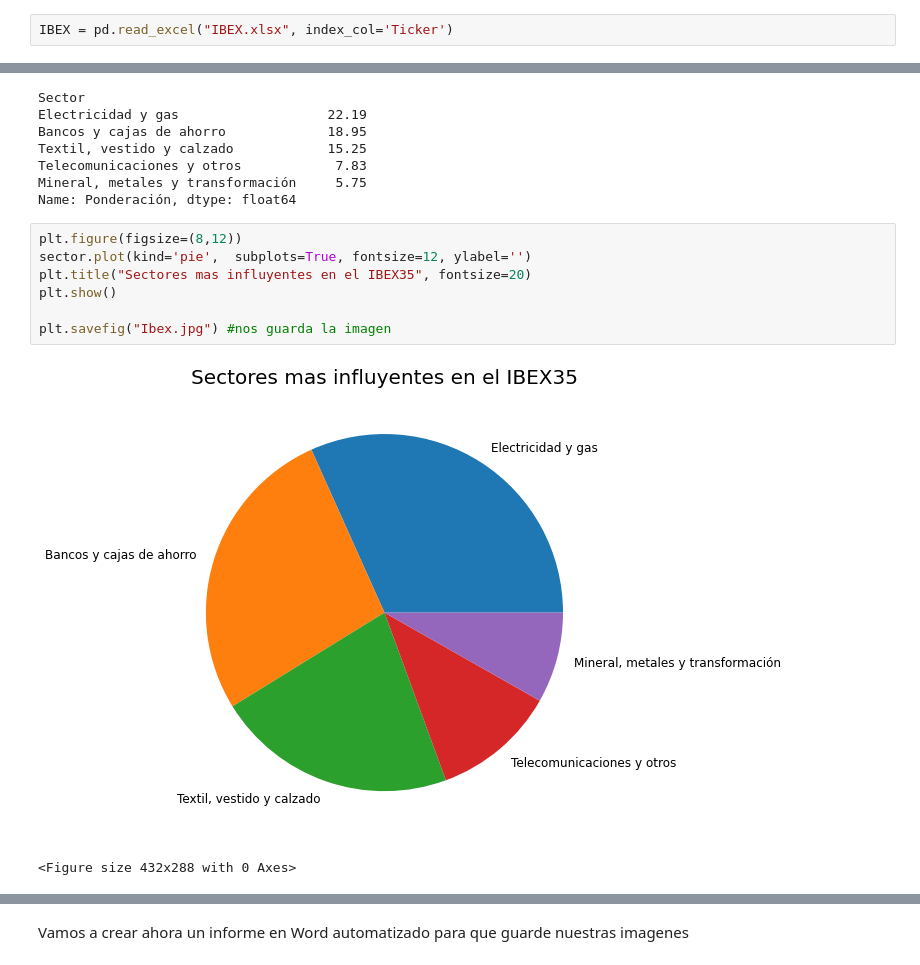
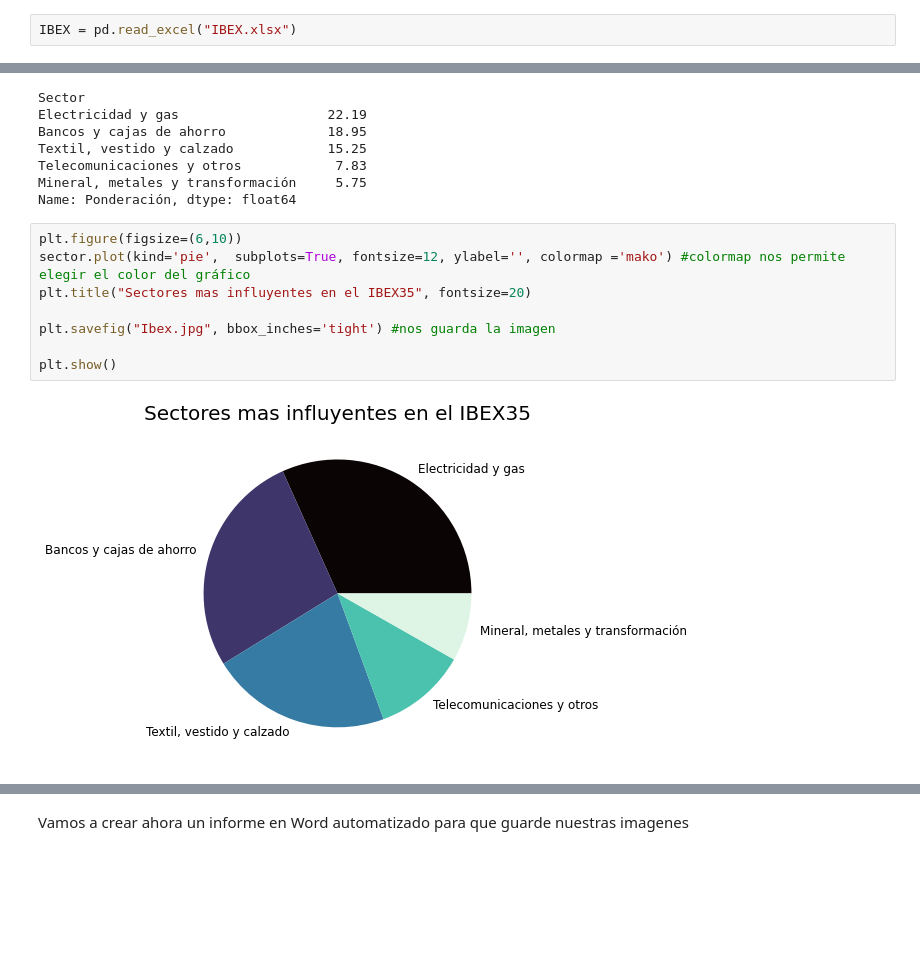
Before and after one commit to RebecaGa/TFG---URJC-2020-2021, a Jupyter notebook: 17. Automatización de informes y análisis.ipynb, the cells around one changed output, grey strips where cells are left out. Cells and saved outputs as stored; diff of their text form; blank space fills up the shorter version.

```diff
--- a/17. Automatización de informes y análisis.ipynb
+++ b/17. Automatización de informes y análisis.ipynb
@@ -36,7 +36,7 @@ Pandas contiene una serie de funciones que nos permiten importar ficheros de dis
 
 Igualmente podemos indicar si tiene encabezados, si queremos que esté indexado por alguna de sus columnas o cualquier otro parametro.
 # %%
-IBEX = pd.read_excel("IBEX.xlsx", index_col='Ticker')
+IBEX = pd.read_excel("IBEX.xlsx")
 # %% [markdown]
 Una vez importado podemos ver nuestro archivo:
 # %%
@@ -311,12 +310,12 @@ Telecomunicaciones y otros            7.83
 Mineral, metales y transformación     5.75
 Name: Ponderación, dtype: float64
 # %%
-plt.figure(figsize=(8,12))
-sector.plot(kind='pie',  subplots=True, fontsize=12, ylabel='')
+plt.figure(figsize=(6,10))
+sector.plot(kind='pie',  subplots=True, fontsize=12, ylabel='', colormap ='mako') #colormap nos permite elegir el color del gráfico
 plt.title("Sectores mas influyentes en el IBEX35", fontsize=20)
+
+plt.savefig("Ibex.jpg", bbox_inches='tight') #nos guarda la imagen
+
 plt.show()
-
-plt.savefig("Ibex.jpg") #nos guarda la imagen
 # %% [output]
-[figure, old version]
+[figure, new version]
-<Figure size 432x288 with 0 Axes>
```
Also changed, not shown: parts of 28 cells of this notebook, 5 other files.
